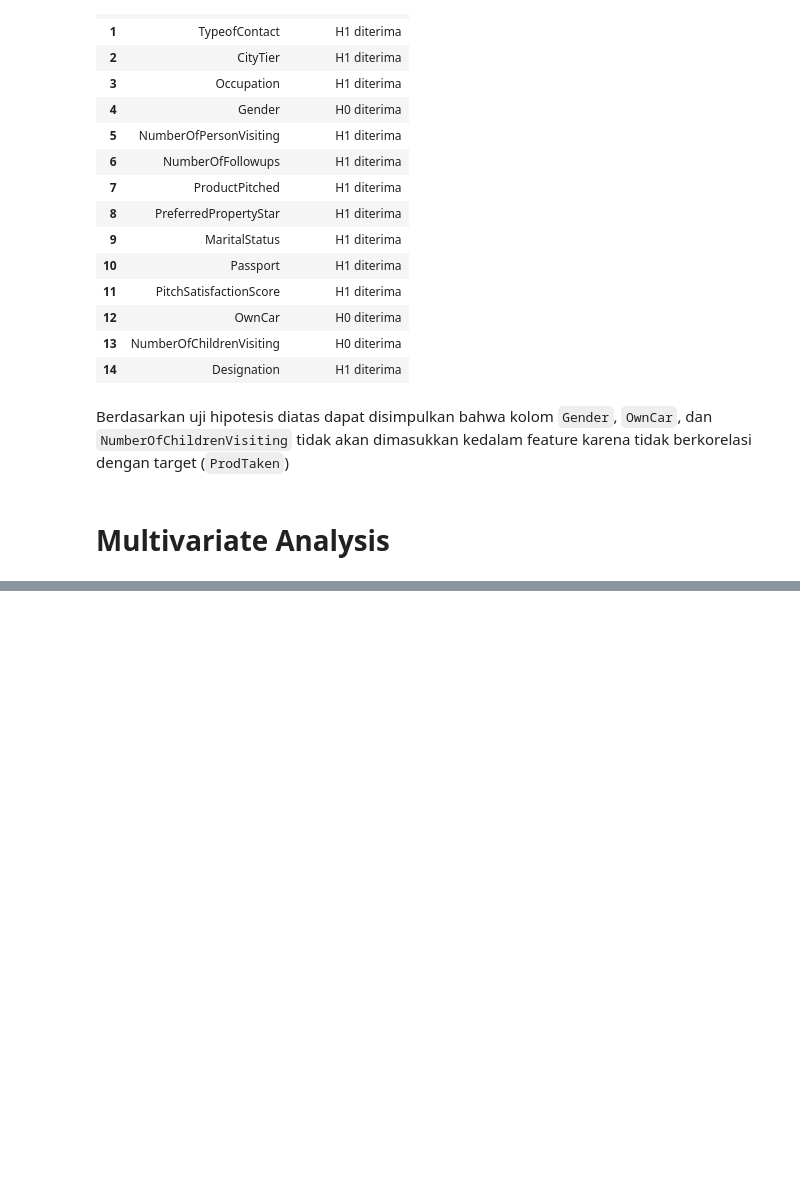
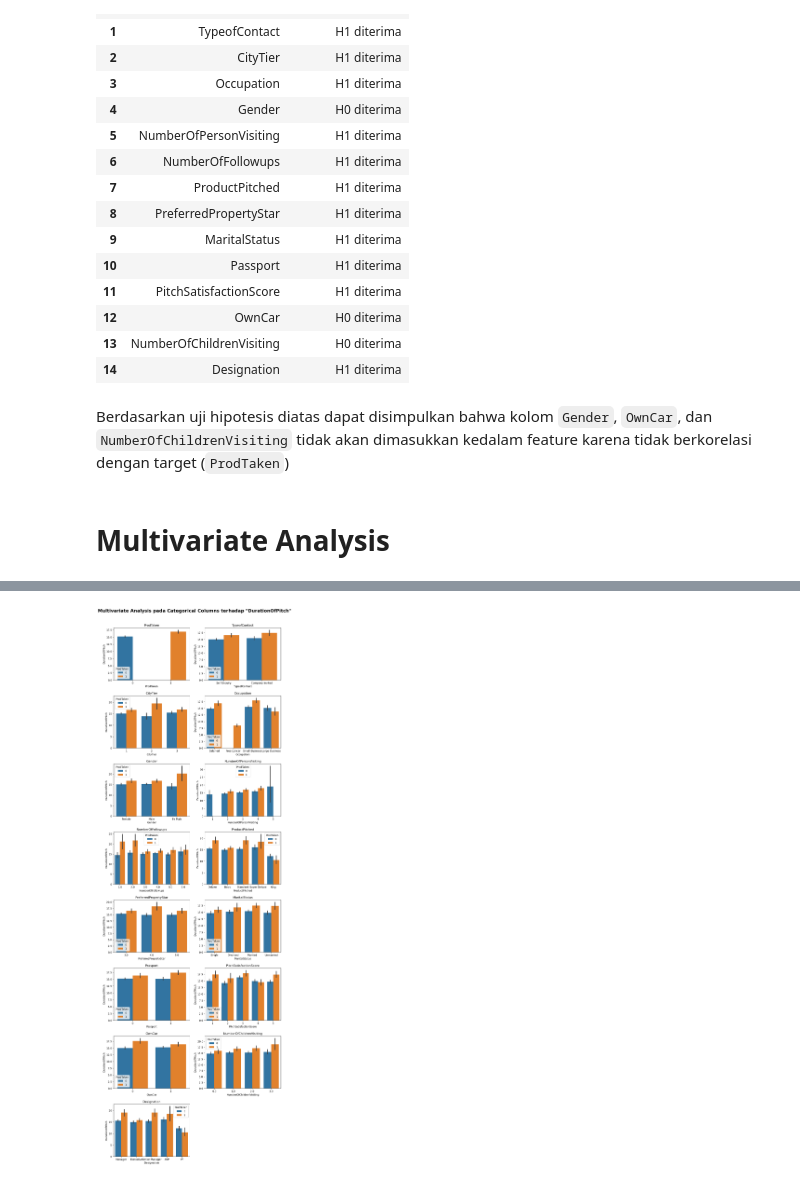
Before and after one commit to damaraira/ByteBenders, a Jupyter notebook: EDA Hadi.ipynb, the cells around one changed output, grey strips where cells are left out. Cells and saved outputs as stored; diff of their text form; code cells hidden in the pictures; blank space fills up the shorter version.

```diff
--- a/EDA Hadi.ipynb
+++ b/EDA Hadi.ipynb
@@ -264,0 +269,10 @@ for i in range(len(cat_cols3)):
+# %%
+plt.figure(figsize=(12,35))
+plt.subplots_adjust(hspace=0.3, top=0.95)
+plt.suptitle('Multivariate Analysis pada Categorical Columns terhadap "DurationOfPitch"', fontsize=18, fontweight='bold')
+for i in range(len(cat_cols2)):
+    plt.subplot(8,2,i+1)
+    sns.barplot(x=cat_cols2[i], y=df['DurationOfPitch'], hue='ProdTaken', data=df)
+    plt.title(cat_cols2[i])
+# %% [output]
+[figure, added]
```
Also changed, not shown: parts of 7 cells of this notebook.
